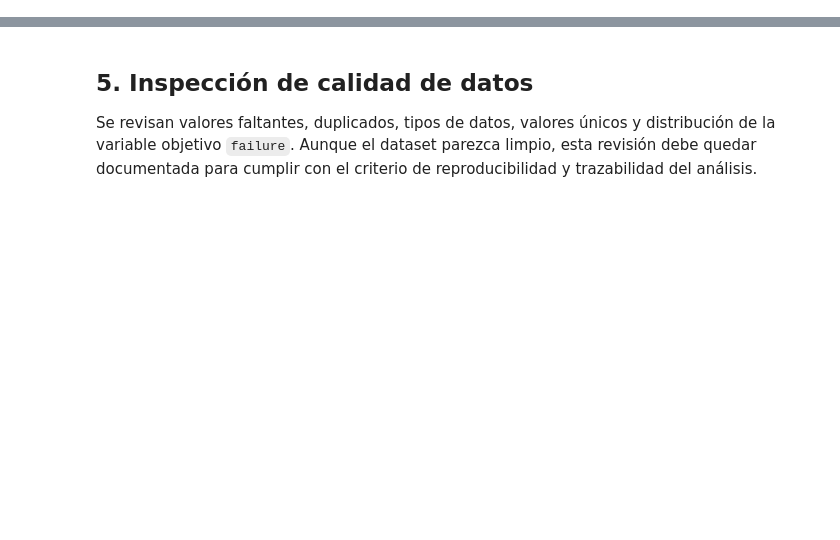
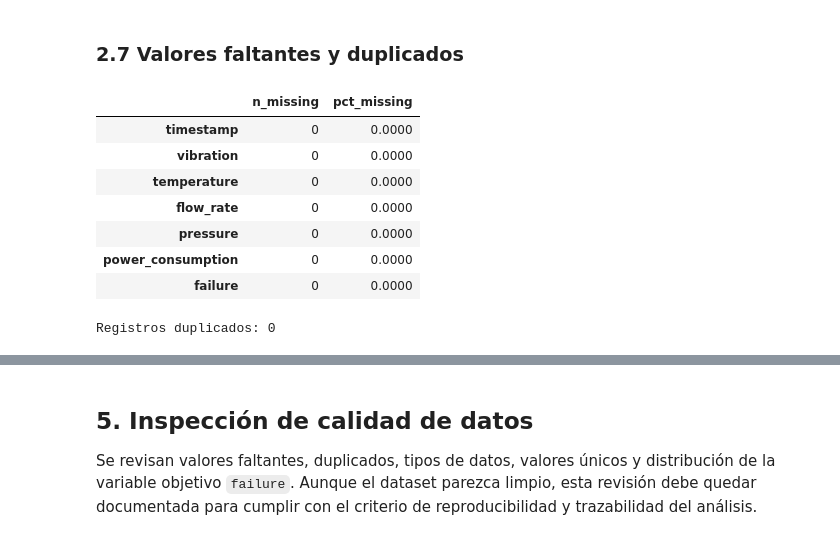
Before and after one commit to diego-rivera-eng/predictive-maintenance-pump-sensors, a Jupyter notebook: notebooks/01_analisis_sensores_bomba.ipynb, the cells around one changed output, grey strips where cells are left out. Saved outputs shown, nothing was run; the diff lists cells and outputs as text; code cells hidden in the pictures; blank space fills up the shorter version.

```diff
--- a/notebooks/01_analisis_sensores_bomba.ipynb
+++ b/notebooks/01_analisis_sensores_bomba.ipynb
@@ -148,0 +208,25 @@ df_raw.describe().T.round(3)
+# %% [markdown]
+### 2.7 Valores faltantes y duplicados
+# %%
+# Valores faltantes por columna
+missing_summary = pd.DataFrame({
+    "n_missing": df_raw.isna().sum(),
+    "pct_missing": df_raw.isna().mean() * 100
+})
+
+missing_summary
+# %% [output]
+|  | n_missing | pct_missing |
+| timestamp | 0 | 0.0000 |
+| vibration | 0 | 0.0000 |
+| temperature | 0 | 0.0000 |
+| flow_rate | 0 | 0.0000 |
+| pressure | 0 | 0.0000 |
+| power_consumption | 0 | 0.0000 |
+| failure | 0 | 0.0000 |
+# %%
+# Duplicados
+duplicados = df_raw.duplicated().sum()
+print(f"Registros duplicados: {duplicados}")
+# %% [output]
+Registros duplicados: 0
```
Also changed, not shown: parts of 27 cells of this notebook.
